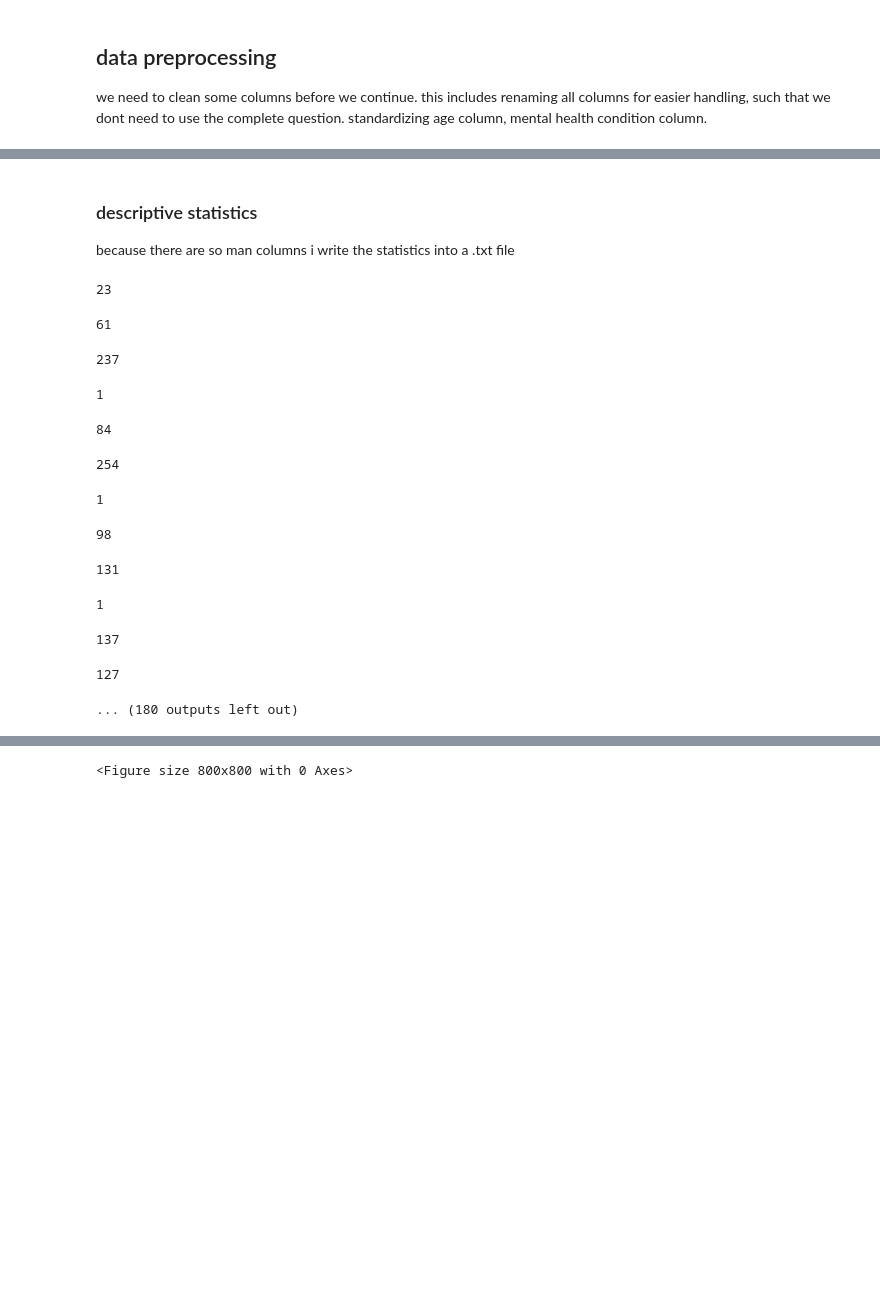
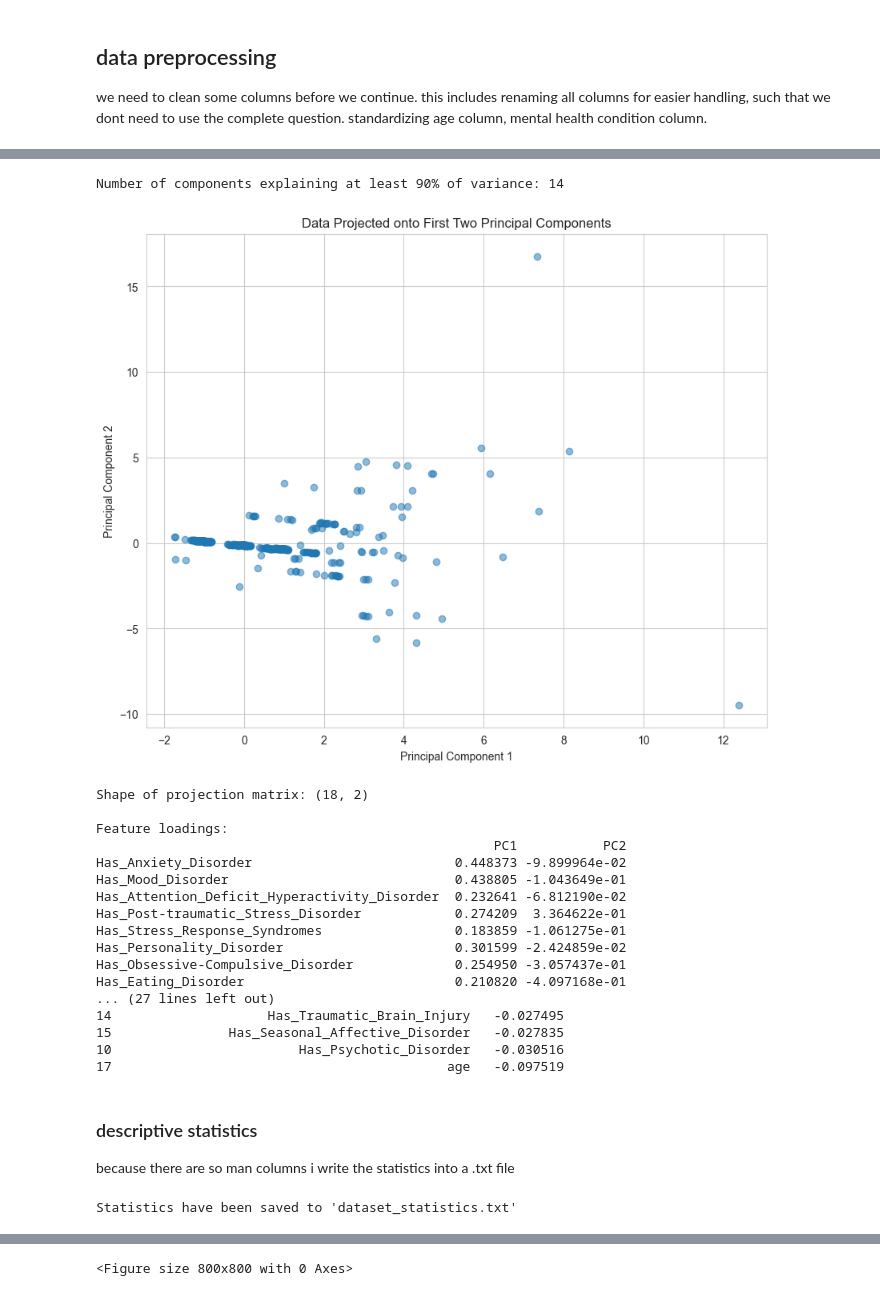
Before and after one commit to KonradKlein91/ml_unservised_learning, a Jupyter notebook: main.ipynb, the cells around one changed output, grey strips where cells are left out. Drawn from its saved outputs; the diff is of its cells as text; code cells hidden in the pictures; blank space fills up the shorter version.

```diff
--- a/main.ipynb
+++ b/main.ipynb
@@ -222,0 +503,60 @@ df.describe()
+# %%
+# Extract the Eigenvectors
+eig_vecs = pca.components_
+
+# Determine the number of components that explain at least 90% of the variance
+n_components = next(i for i, cv in enumerate(cum_var_exp) if cv >= 0.9) + 1
+print(f"\nNumber of components explaining at least 90% of variance: {n_components}")
+
+# Project the data onto the first two principal components
+Y = PCA(n_components=2).fit_transform(X_std)
+
+# Visualize the projected data in 2D
+plt.figure(figsize=(10, 8))
+scatter = plt.scatter(Y[:, 0], Y[:, 1], cmap='viridis', alpha=0.5)
+plt.xlabel('Principal Component 1')
+plt.ylabel('Principal Component 2')
+plt.title('Data Projected onto First Two Principal Components')
+plt.grid(True)
+plt.show()
+
+# Print the shape of the projection matrix (first two components)
+print(f"\nShape of projection matrix: {eig_vecs[:2].T.shape}")
+
+# Print the loadings (correlations) of each feature with the first two PCs
+loadings = pd.DataFrame(
+    pca.components_[:2].T,
+    columns=['PC1', 'PC2'],
+    index=condition_columns
+)
+print("\nFeature loadings:")
+print(loadings)
+
+# Print feature importance
+feature_importance = pd.DataFrame({
+    'feature': condition_columns,
+    'importance': pca.components_[0]
+})
+feature_importance = feature_importance.sort_values('importance', ascending=False)
+print("\nFeature Importance for PC1:")
+print(feature_importance)
+# %% [output]
+Number of components explaining at least 90% of variance: 14
+[figure, added]
+Shape of projection matrix: (18, 2)
+
+Feature loadings:
+                                                   PC1           PC2
+Has_Anxiety_Disorder                          0.448373 -9.899964e-02
+Has_Mood_Disorder                             0.438805 -1.043649e-01
+Has_Attention_Deficit_Hyperactivity_Disorder  0.232641 -6.812190e-02
+Has_Post-traumatic_Stress_Disorder            0.274209  3.364622e-01
+Has_Stress_Response_Syndromes                 0.183859 -1.061275e-01
+Has_Personality_Disorder                      0.301599 -2.424859e-02
+Has_Obsessive-Compulsive_Disorder             0.254950 -3.057437e-01
+Has_Eating_Disorder                           0.210820 -4.097168e-01
+... (27 lines left out)
+14                    Has_Traumatic_Brain_Injury   -0.027495
+15               Has_Seasonal_Affective_Disorder   -0.027835
+10                        Has_Psychotic_Disorder   -0.030516
+17                                           age   -0.097519
@@ -252,24 +594,13 @@ with open('dataset_statistics.txt', 'w') as f:
     f.write("\n\nNumerical Variables:\n")
     for col in numerical_cols:
         f.write(f"\n{col}:\n")
-        f.write(str(numerical_stats(df[col])))
+        stats = numerical_stats(df[col])  # Store the result in a variable
+        f.write(str(stats))  # Write the stats to the file
         f.write("\n")
 
 print("Statistics have been saved to 'dataset_statistics.txt'")
 # %% [output]
-23
+Statistics have been saved to 'dataset_statistics.txt'
-61
-237
-1
-84
-254
-1
-98
-131
-1
-137
-127
-... (180 outputs left out)
 # %%
 # 1. Bar plot: Mental health condition distribution
 plt.figure(figsize=(10, 6))
```
Also changed, not shown: parts of 19 cells of this notebook.
